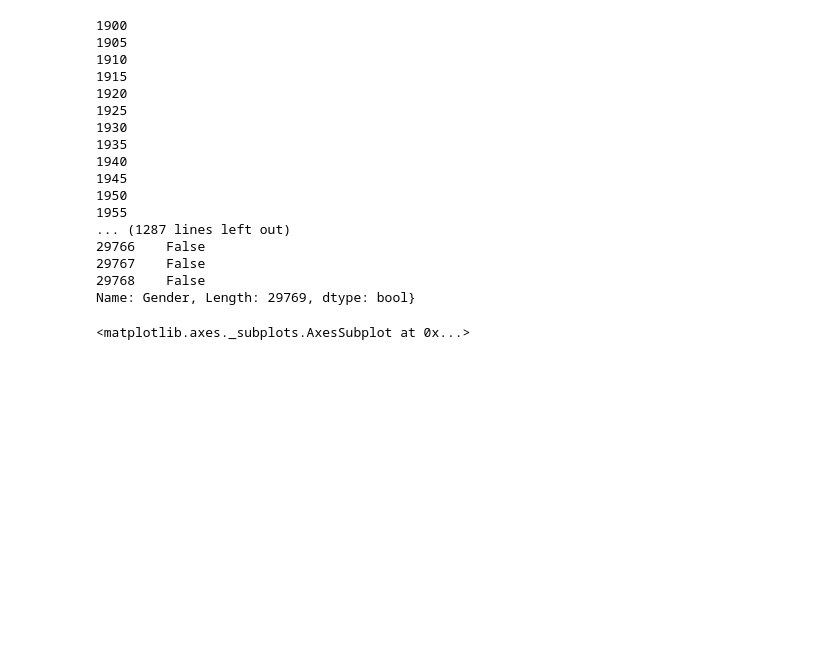
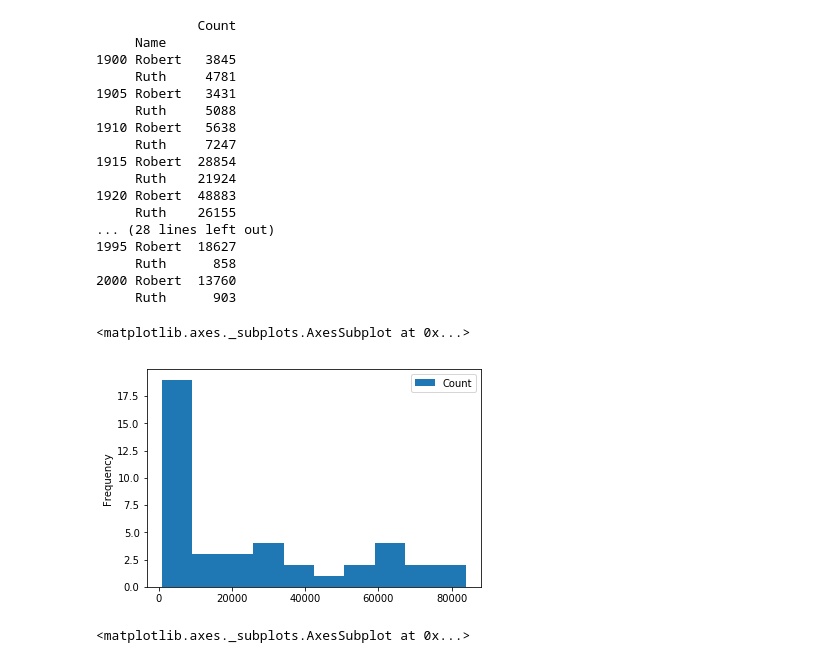
Before and after one commit to ggers/Homework_4.2_Panda_Visual_stuff, a Jupyter notebook: Homework 4.2 Panda Visual stuff.ipynb, the cells around one changed output. Saved outputs shown, nothing was run; the diff lists cells and outputs as text; code cells hidden in the pictures; blank space fills up the shorter version.

```diff
--- a/Homework 4.2 Panda Visual stuff.ipynb
+++ b/Homework 4.2 Panda Visual stuff.ipynb
@@ -23,29 +50,37 @@ names.sort_values(by=["Count"], ascending=False).head(3)
 # %%
 #2 Построить гистограмму по количеству их имен с 1900 по 2000 с 5-летними промежутками (1900, 1905, 1910, …, 1995, 2000).
+#а тут пробуем без функции, голым кодом
 names_dict = {}
+#циклом пробегаем по нужным нам годам, загружаем данные, обрезаем только нужные нам два имени
 for year in range (1900, 2001, 5):
-    print(year)
-    names_dict[year] =  pd.read_csv(f"{DATA_PATH}\yob{year}.txt", names = ["Name", "Gender", "Count"])
-    names_dict[year] = names_dict[year]["Gender"]=="F"
-print(names_dict)
+    all_names = pd.read_csv(f"{DATA_PATH}\yob{year}.txt", names = ["Name", "Gender", "Count"])
+    names_RR = all_names[(all_names.Name == "Ruth")|(all_names.Name == "Robert")]
+    names_RR = names_RR.groupby("Name").sum()
+    names_dict[year] =  names_RR
+#в прицнипе всё аналогично, просто данных намного больше, результат столь же кривой почему-то
+names_all = pd.concat(names_dict)
+print(names_all)
+names_all.plot.hist(by="Year")
 # %% [output]
-1900
-1905
-1910
-1915
-1920
-1925
-1930
-1935
-1940
-1945
-1950
-1955
-... (1287 lines left out)
-29766    False
-29767    False
-29768    False
-Name: Gender, Length: 29769, dtype: bool}
+             Count
+     Name
+1900 Robert   3845
+     Ruth     4781
+1905 Robert   3431
+     Ruth     5088
+1910 Robert   5638
+     Ruth     7247
+1915 Robert  28854
+     Ruth    21924
+1920 Robert  48883
+     Ruth    26155
+... (28 lines left out)
+1995 Robert  18627
+     Ruth      858
+2000 Robert  13760
+     Ruth      903
+<matplotlib.axes._subplots.AxesSubplot at 0x...>
+[figure, added]
 # %%
 #3 Построить круговую диаграмму по количеству употреблений для ТОП-10 популярных имен, начинающихся на R, за 1950 год.
 names_1950 = pd.read_csv(f"{DATA_PATH}\yob1950.txt", names = ["Name", "Gender", "Count"])
```
Also changed, not shown: parts of 6 cells of this notebook.
